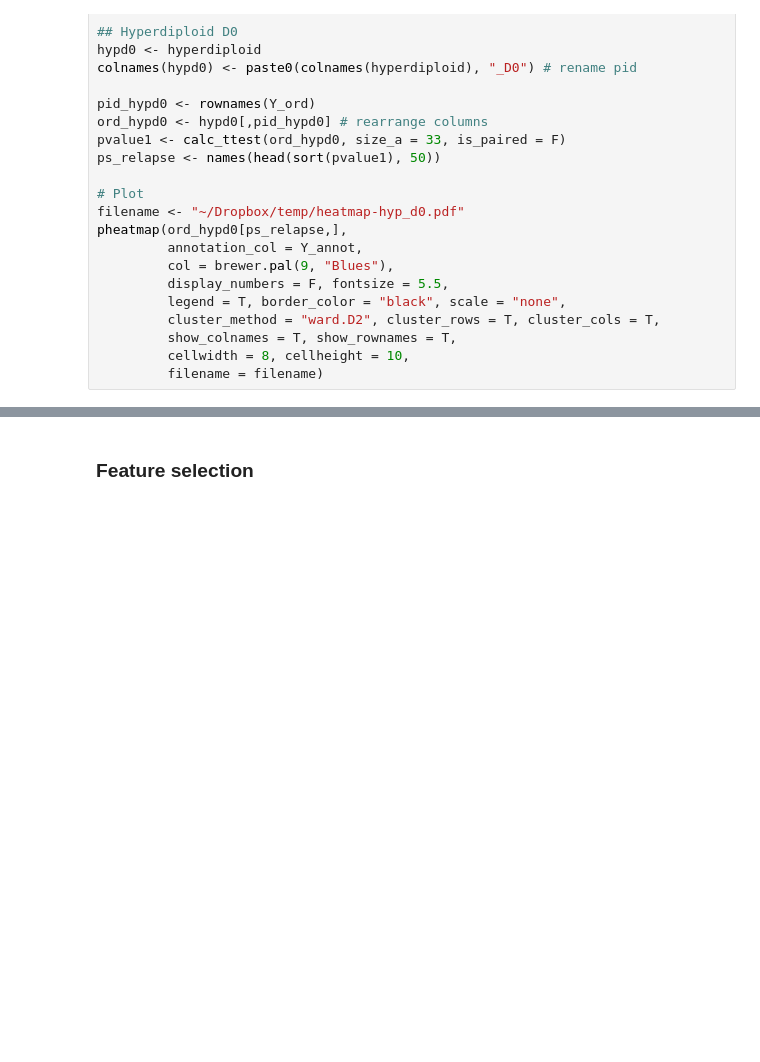
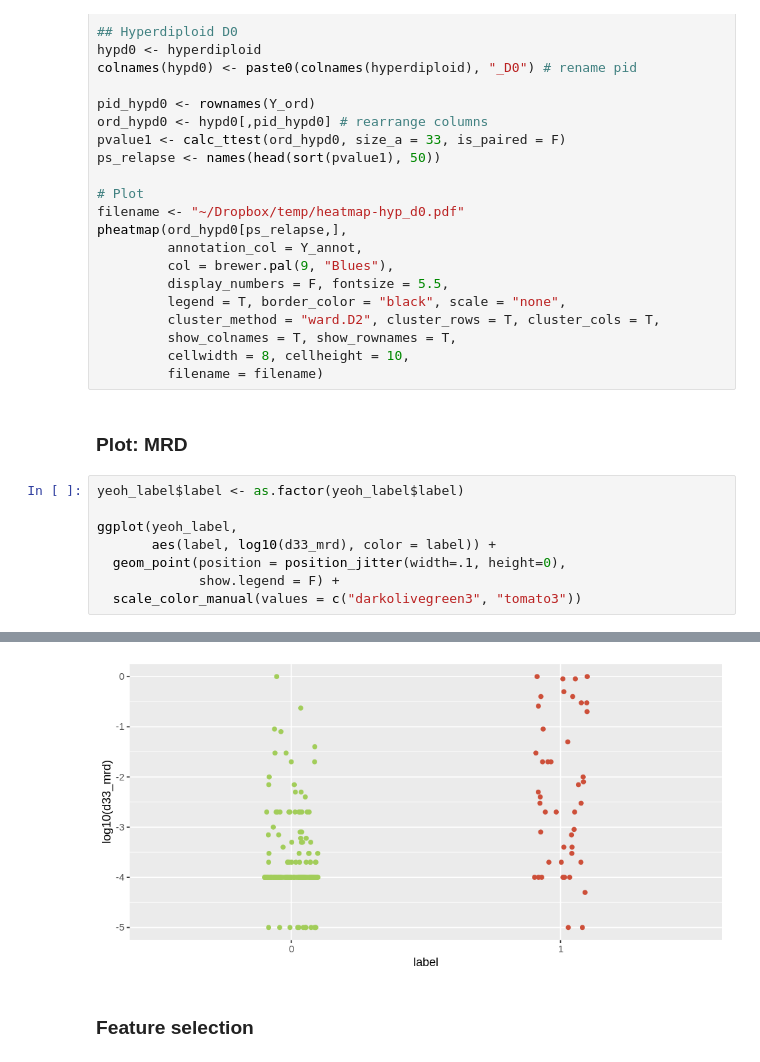
Before and after one commit to dblux/relapse_prediction, a Jupyter notebook: sandbox-hyperdiploid.ipynb, the cells around one changed output, grey strips where cells are left out. Cells and saved outputs as stored; diff of their text form; blank space fills up the shorter version.

```diff
--- a/sandbox-hyperdiploid.ipynb
+++ b/sandbox-hyperdiploid.ipynb
@@ -2780,3 +2763,14 @@ pheatmap(ord_hypd0[ps_relapse,],
          show_colnames = T, show_rownames = T,
          cellwidth = 8, cellheight = 10,
          filename = filename)
+# %% [markdown]
+### Plot: MRD
+# %%
+yeoh_label$label <- as.factor(yeoh_label$label)
+
+ggplot(yeoh_label,
+       aes(label, log10(d33_mrd), color = label)) +
+  geom_point(position = position_jitter(width=.1, height=0),
+             show.legend = F) +
+  scale_color_manual(values = c("darkolivegreen3", "tomato3"))
+# %% [output]
@@ -2783,3 +2779,4 @@ pheatmap(ord_hypd0[ps_relapse,],
+[figure, added]
 # %% [markdown]
 ### Feature selection
 # %% [markdown]
```
Also changed, not shown: parts of 37 cells of this notebook, 2 other files.
